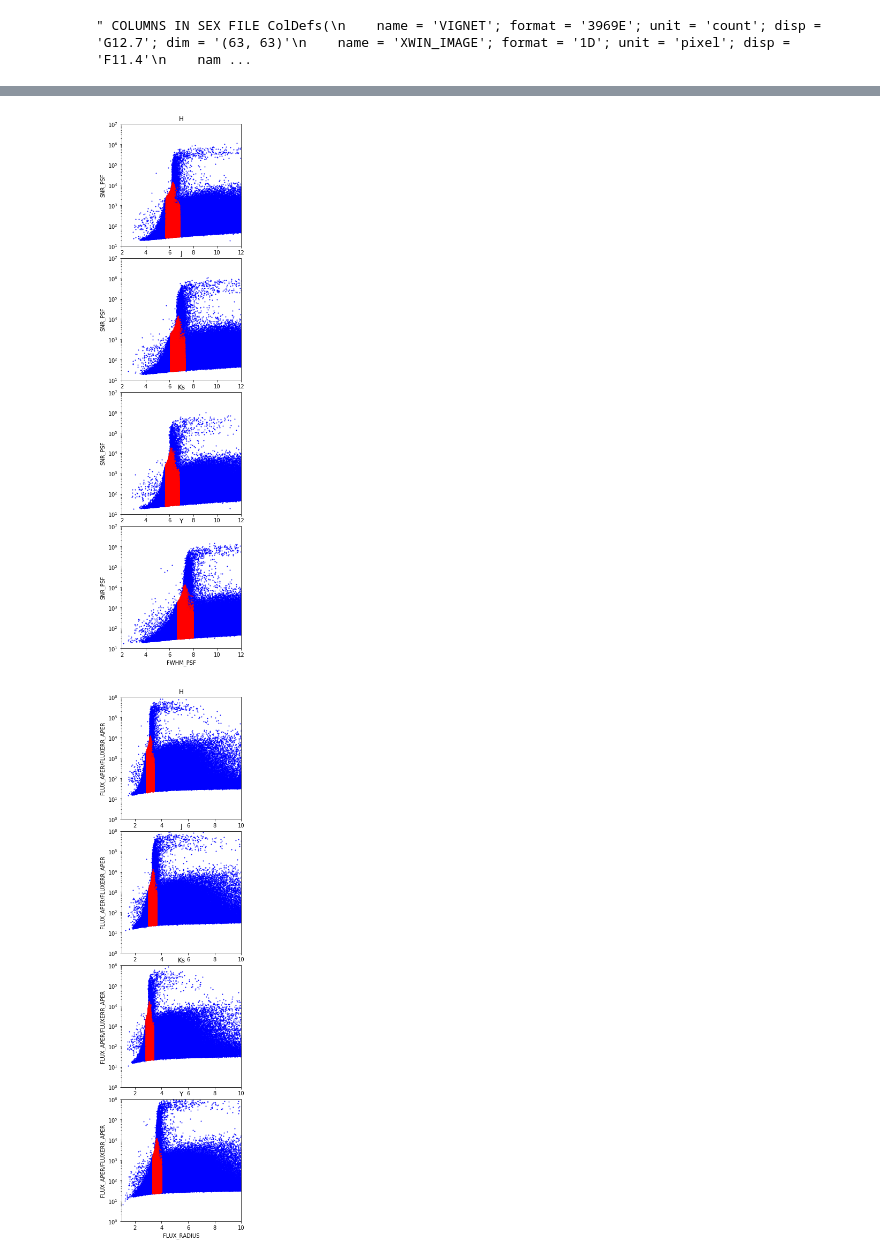
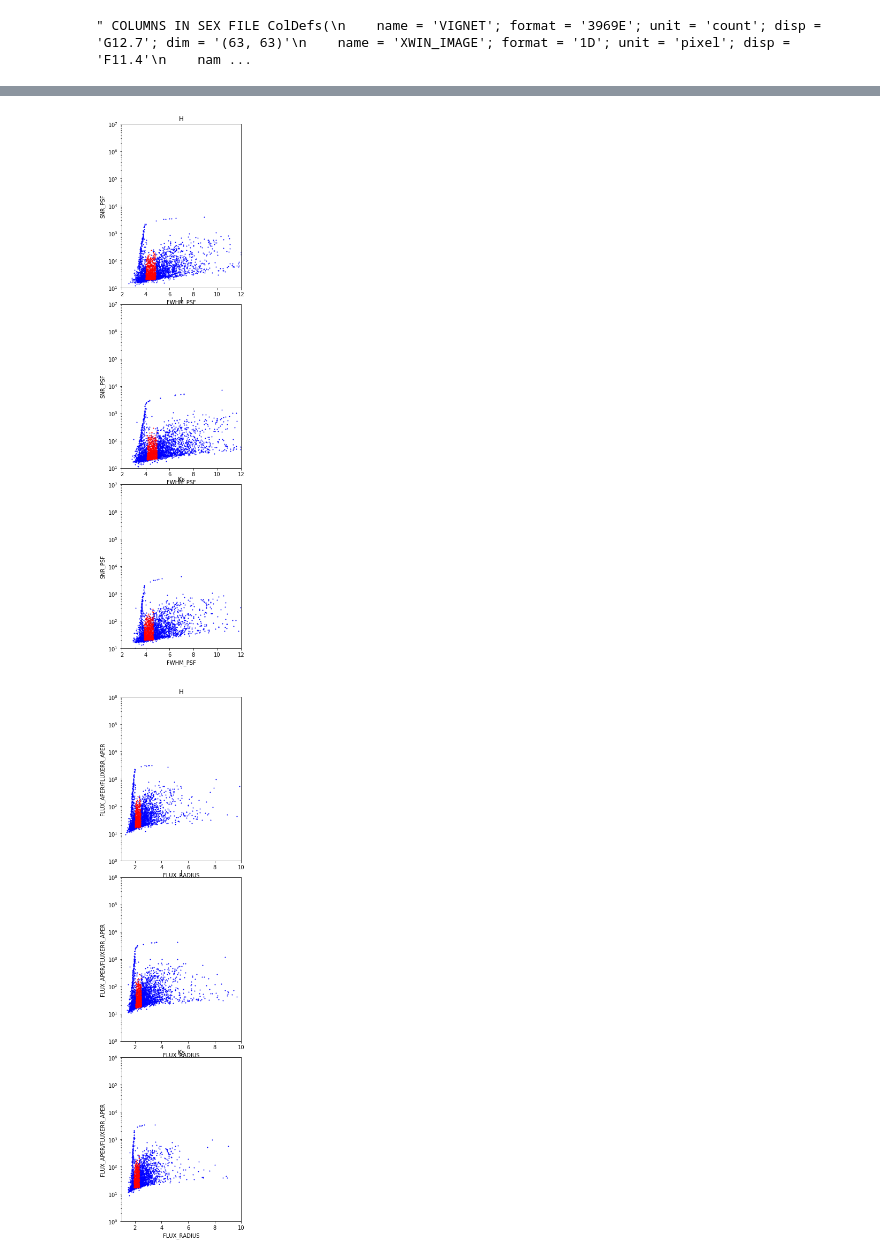
Before and after one commit to des-science/DEEP, a Jupyter notebook: TestStarSelect_deep.ipynb, the cells around one changed output, grey strips where cells are left out. Drawn from its saved outputs; the diff is of its cells as text; code cells hidden in the pictures.

Commit message:
TestStars with VIDEO options

```diff
--- a/TestStarSelect_deep.ipynb
+++ b/TestStarSelect_deep.ipynb
@@ -80,24 +85,35 @@ import pandas
 # %%
 def read_files(filter):
 
-    sex_file="/global/cscratch1/sd/amichoi/UltraVISTA/cat/UVISTA_%s_21_01_16_psfcat.fits" % (filter)
+    #sex_file="/global/cscratch1/sd/amichoi/UltraVISTA/cat/UVISTA_%s_21_01_16_psfcat.fits" % (filter)
+    sex_file="/global/cscratch1/sd/amichoi/VIDEO/cat/VIDEO_%s_10_36.80_-5.01_psfcat.fits" % (filter)
 
     dat = fits.open(sex_file)
     cols = dat[2].columns
+    #print(cols)
     sex=Table(dat[2].data)
     print("Length of sex file: ", len(sex))
 
     #read in list of stars made from Sextractor and PSFEx
-    star_file="/global/homes/a/aamon/DES/DEStests/DEEP/deeppsfs/UltraVista/UVISTA_%s_21_01_16_psfex-starlist.fits" % (filter)
+    #star_file="/global/homes/a/aamon/DES/DEStests/DEEP/deeppsfs/UltraVista/UVISTA_%s_21_01_16_psfex-starlist.fits" % (filter)
+    star_file="/global/cscratch1/sd/amichoi/VIDEO/psf/VIDEO_%s_10_36.80_-5.01_psfex-starlist.fits" % (filter)
 
     dat = fits.open(star_file)
     cols = dat[2].columns
+    #print(cols)
     star=Table(dat[2].data)
     print("Length of star file: ", len(star))
 
-    sex.rename_column('XWIN_IMAGE', 'X')
-    star.rename_column('X_IMAGE', 'X')
-    sexstarmerge = join(sex, star, keys=['X'],  join_type='inner') #
+    print(sex['X_IMAGE'],star['X_IMAGE'])
+    #sex.rename_column('XWIN_IMAGE', 'X')  #USE  FOR ULTRAVISTA
+    #star.rename_column('X_IMAGE', 'X')
+    #sexstarmerge = join(sex, star, keys=['X'],  join_type='inner') #
+
+    sex['X_IMAGE']=sex['X_IMAGE'].astype(int)
+    star['X_IMAGE']=star['X_IMAGE'].astype(int)
+    sex['Y_IMAGE']=sex['Y_IMAGE'].astype(int)
+    star['Y_IMAGE']=star['Y_IMAGE'].astype(int)
+    sexstarmerge = join(sex, star, keys=['X_IMAGE','Y_IMAGE'],  join_type='inner')
 
     print("length of merged cat: ", len(sexstarmerge))
 
@@ -125,13 +143,13 @@ plt.legend(stardf['FLAGS_PSF'])"""
 # %%
-filter=['H', 'J', 'Ks', 'Y']
+filter=['H', 'J', 'Ks']#, 'Y']
 numfilts=len(filter)
 
 #make figure for fwhm-snr
-fig, axs = plt.subplots(4, figsize=(4, 18), facecolor='w', edgecolor='k')
+fig, axs = plt.subplots(3, figsize=(4, 18), facecolor='w', edgecolor='k')
 fig.subplots_adjust(hspace = .1, wspace=.5)
-fig2, axs2 = plt.subplots(4, figsize=(4, 18), facecolor='w', edgecolor='k')
+fig2, axs2 = plt.subplots(3, figsize=(4, 18), facecolor='w', edgecolor='k')
 fig2.subplots_adjust(hspace = .1, wspace=.5)
-fig3, axs3 = plt.subplots(4, figsize=(4, 18), facecolor='w', edgecolor='k')
+fig3, axs3 = plt.subplots(3, figsize=(4, 18), facecolor='w', edgecolor='k')
 fig3.subplots_adjust(hspace = .1, wspace=.5)
 
 #make figure for flux-size
@@ -142,12 +160,6 @@ for i in range(numfilts):
 
     #sexdata,stardata=read_files(filt)
     sexstar, sex, star =read_files(filt)
-
-    print(sexstar['FWHM_PSF'][np.where(sexstar['FLAGS_PSF']==0)])
-    print(sexstar['SNR_PSF'][np.where(sexstar['FLAGS_PSF']==0)])
-    print(sexstar['FLUX_APER'][[np.where(sexstar['FLAGS_PSF']==0)],0])
-    print(sexstar['FLUX_RADIUS'][np.where(sexstar['FLAGS_PSF']==0)])
-    print(sexstar['FLUXERR_APER'][[np.where(sexstar['FLAGS_PSF']==0)],0])
 
     #print(ssdf)
     print(len(sexstar['FLAGS_PSF'][np.where(sexstar['FLAGS_PSF']!=0)]))
@@ -189,6 +201,10 @@ for i in range(numfilts):
     axs3[i].set_ylabel('FLUX_RADIUS')
     axs3[i].set_xlabel('MAG_APER')
     axs3[i].set_title(filt)
+
+fig.savefig("Figs/VIDEO_SNR_psffwhm.pdf")
+fig2.savefig("Figs/VIDEO_SN_size.pdf")
+fig3.savefig("Figs/VIDEO_size_mag.pdf")
 # %% [output]
 0
 H
@@ -210,2 +226,2 @@ length of stars:  49525
-[figure, old version]
+[figure, new version]
-[figure, old version]
+[figure, new version]
```
Also changed, not shown: parts of 3 cells of this notebook, 2 other files.
